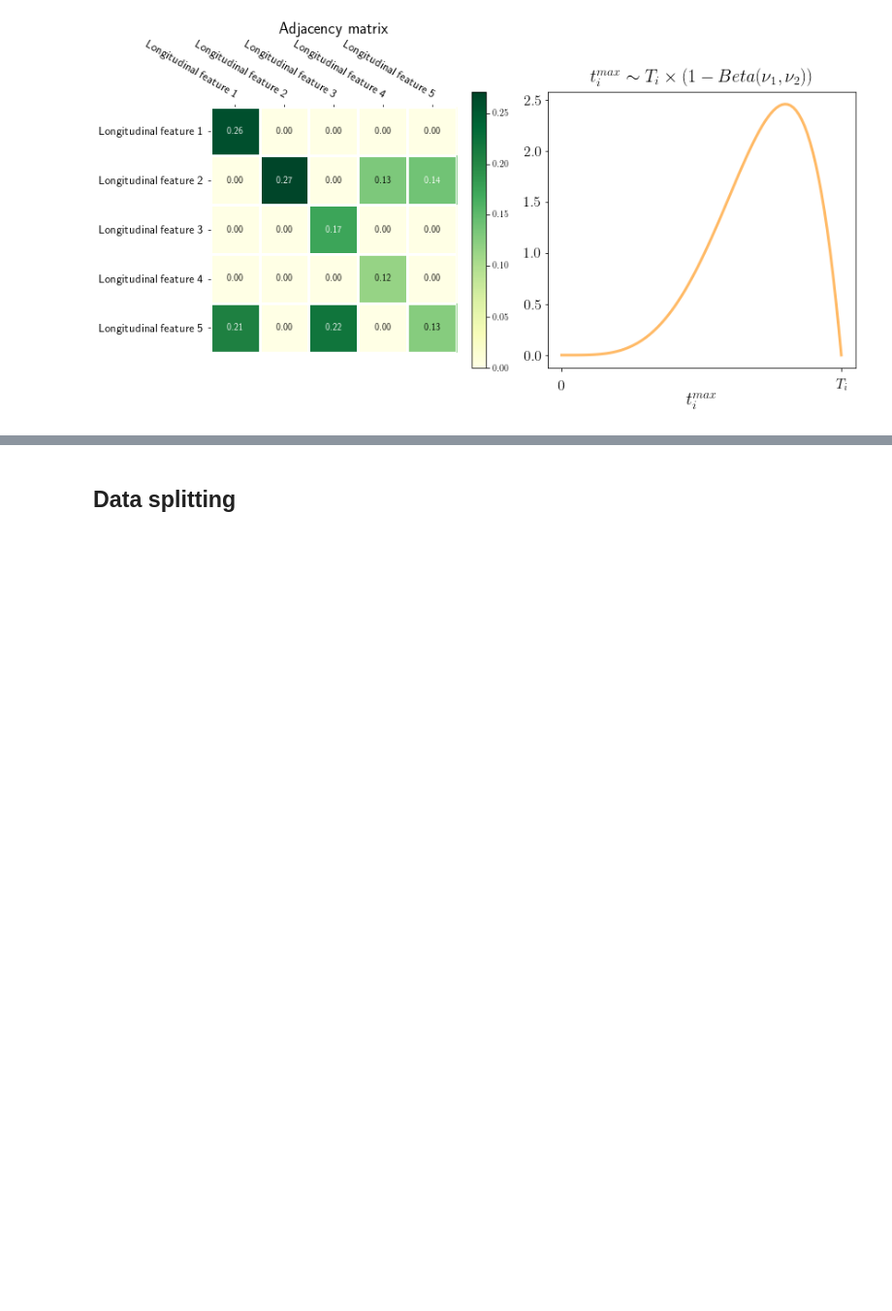
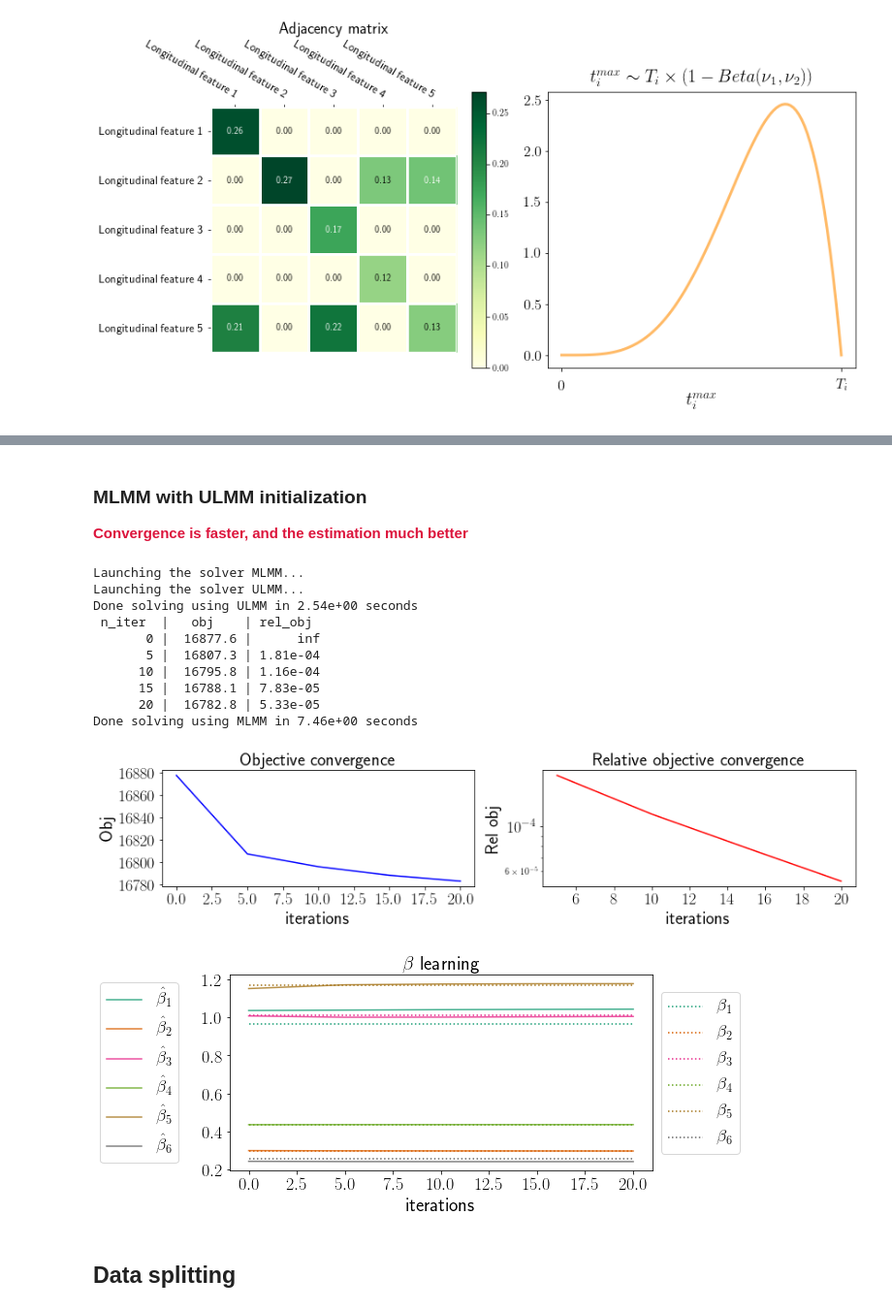
Before and after one commit to Califrais/flash, a Jupyter notebook: Lights tutorial.ipynb, the cells around one changed output, grey strips where cells are left out. Shown at 97% size. Drawn from its saved outputs; the diff is of its cells as text; code cells hidden in the pictures; blank space fills up the shorter version.

```diff
--- a/Lights tutorial.ipynb
+++ b/Lights tutorial.ipynb
@@ -318,3 +306,26 @@ plt.show()
+# %% [markdown]
+### MLMM with ULMM initialization
+
+<span style="color:crimson">**Convergence is faster, and the estimation much better**</span>
+# %%
+mlmm = MLMM(fixed_effect_time_order=fixed_effect_time_order,
+            print_every=5, tol=tol, initialize=True)
+extracted_features = extract_features(Y_, fixed_effect_time_order)
+mlmm.fit(extracted_features)
+visualize_vect_learning(mlmm, "fixed_effect_coeffs", r"$\beta$", true_beta, leg1, leg2)
+# %% [output]
+Launching the solver MLMM...
+Launching the solver ULMM...
+Done solving using ULMM in 2.54e+00 seconds
+ n_iter  |   obj    | rel_obj
+       0 |  16877.6 |      inf
+       5 |  16807.3 | 1.81e-04
+      10 |  16795.8 | 1.16e-04
+      15 |  16788.1 | 7.83e-05
+      20 |  16782.8 | 5.33e-05
+Done solving using MLMM in 7.46e+00 seconds
+[figure, added]
+[figure, added]
 # %% [markdown]
 ## Data splitting
 # %%
```
Also changed, not shown: parts of 16 cells of this notebook, 1 other file.
